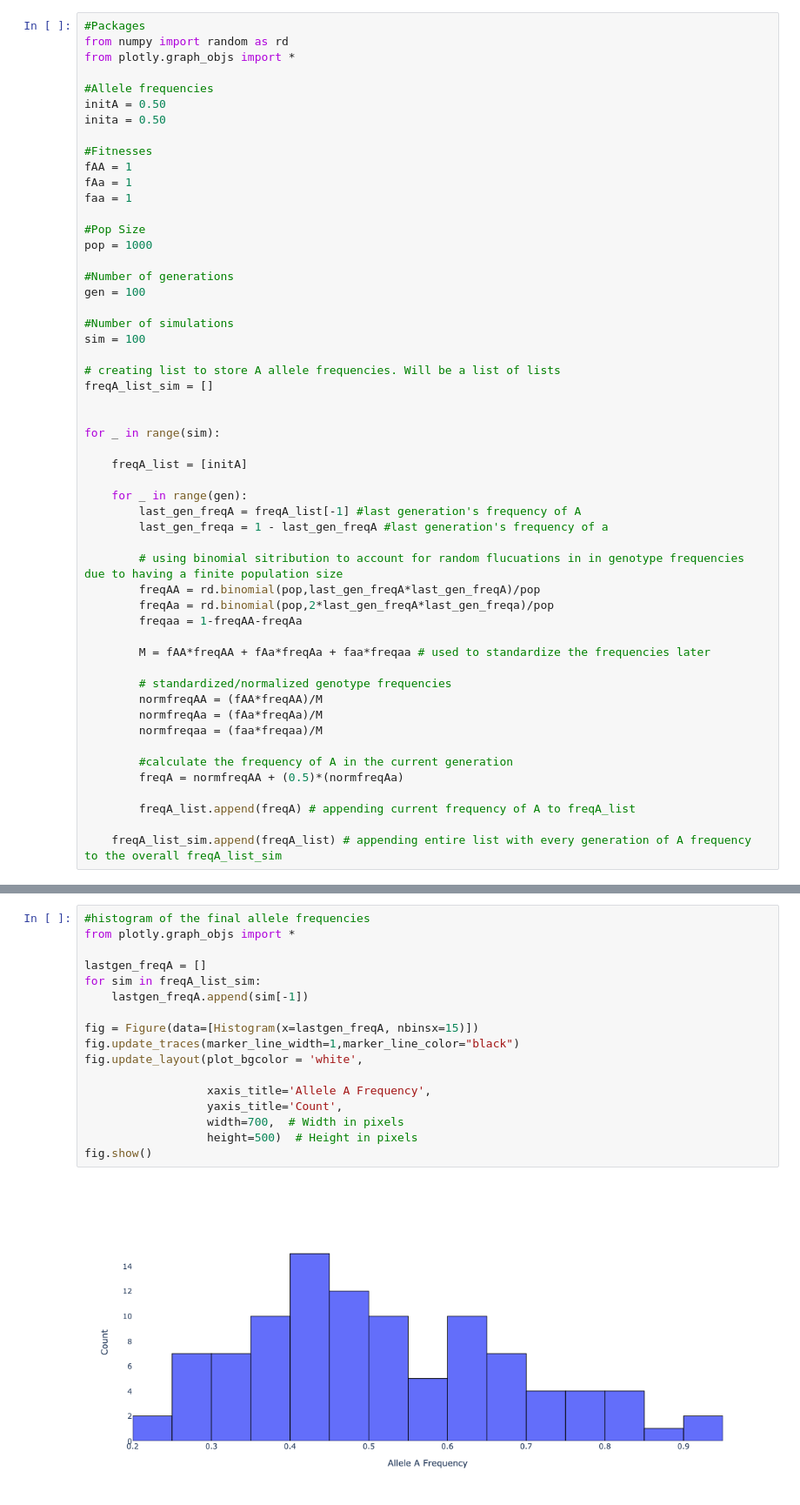
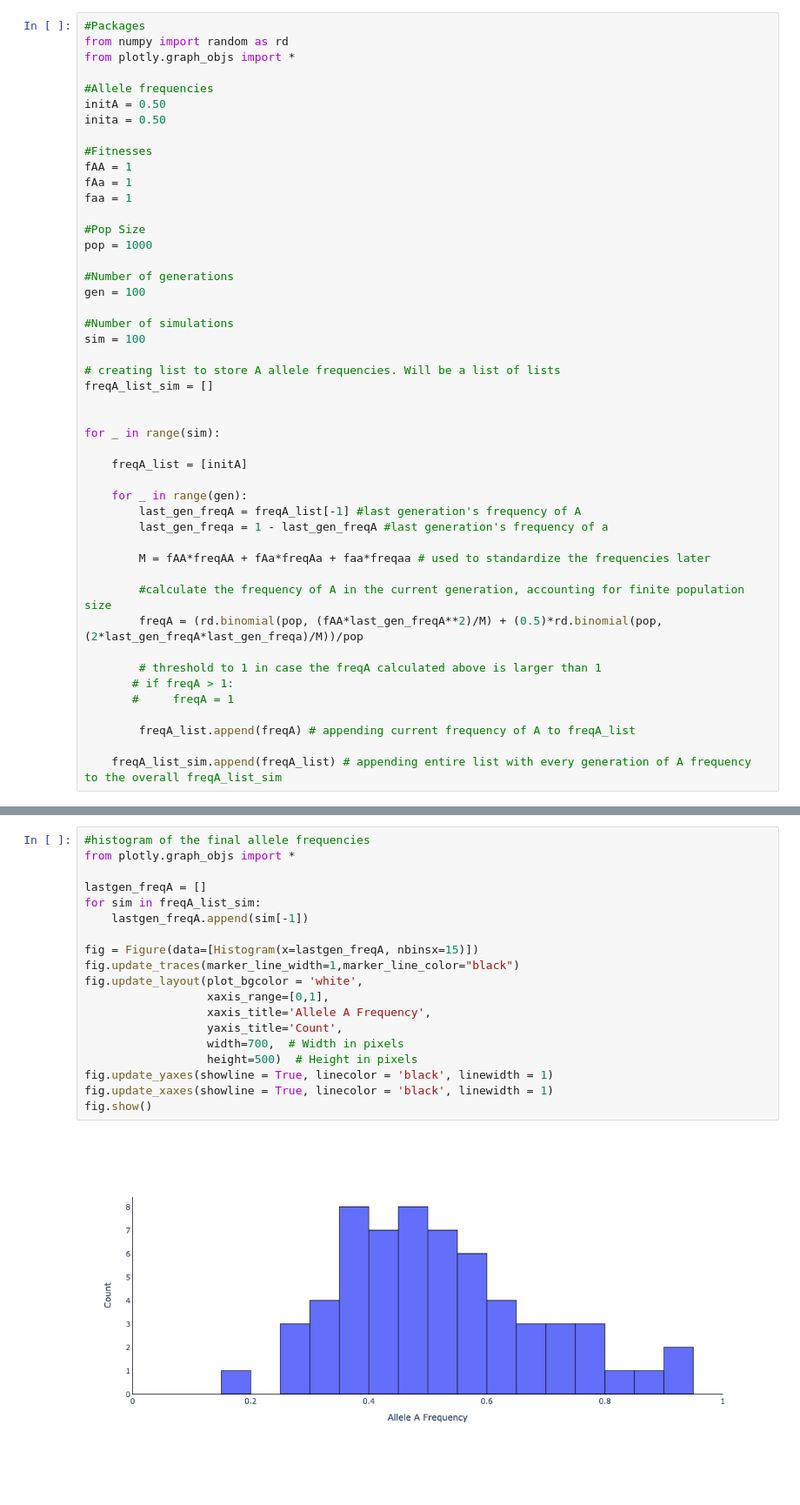
Before and after one commit to scolando/Colando-Sara-BIOL174-Homework, a Jupyter notebook: Homework_05/Homework_05.ipynb, the cells around one changed output, grey strips where cells are left out. Shown at 87% size. Saved outputs shown, nothing was run; the diff lists cells and outputs as text; blank space fills up the shorter version.

```diff
--- a/Homework_05/Homework_05.ipynb
+++ b/Homework_05/Homework_05.ipynb
@@ -47,20 +47,14 @@ for _ in range(sim):
         last_gen_freqA = freqA_list[-1] #last generation's frequency of A
         last_gen_freqa = 1 - last_gen_freqA #last generation's frequency of a
 
-        # using binomial sitribution to account for random flucuations in in genotype frequencies due to having a finite population size
-        freqAA = rd.binomial(pop,last_gen_freqA*last_gen_freqA)/pop
-        freqAa = rd.binomial(pop,2*last_gen_freqA*last_gen_freqa)/pop
-        freqaa = 1-freqAA-freqAa
-
         M = fAA*freqAA + fAa*freqAa + faa*freqaa # used to standardize the frequencies later
 
-        # standardized/normalized genotype frequencies
-        normfreqAA = (fAA*freqAA)/M
-        normfreqAa = (fAa*freqAa)/M
-        normfreqaa = (faa*freqaa)/M
+        #calculate the frequency of A in the current generation, accounting for finite population size
+        freqA = (rd.binomial(pop, (fAA*last_gen_freqA**2)/M) + (0.5)*rd.binomial(pop, (2*last_gen_freqA*last_gen_freqa)/M))/pop
 
-        #calculate the frequency of A in the current generation
-        freqA = normfreqAA + (0.5)*(normfreqAa)
+        # threshold to 1 in case the freqA calculated above is larger than 1
+       # if freqA > 1:
+       #     freqA = 1
 
         freqA_list.append(freqA) # appending current frequency of A to freqA_list
 
@@ -68,22 +64,24 @@ for _ in range(sim):
 # %%
 #histogram of the final allele frequencies
 from plotly.graph_objs import *
 
 lastgen_freqA = []
 for sim in freqA_list_sim:
     lastgen_freqA.append(sim[-1])
 
 fig = Figure(data=[Histogram(x=lastgen_freqA, nbinsx=15)])
 fig.update_traces(marker_line_width=1,marker_line_color="black")
 fig.update_layout(plot_bgcolor = 'white',
-
+                  xaxis_range=[0,1],
                   xaxis_title='Allele A Frequency',
                   yaxis_title='Count',
                   width=700,  # Width in pixels
                   height=500)  # Height in pixels
+fig.update_yaxes(showline = True, linecolor = 'black', linewidth = 1)
+fig.update_xaxes(showline = True, linecolor = 'black', linewidth = 1)
 fig.show()
 # %% [output]
-[figure, old version]
+[figure, new version]
 # %%
 # line plot
 from plotly.graph_objs import *
```
Also changed, not shown: parts of 2 cells of this notebook.
